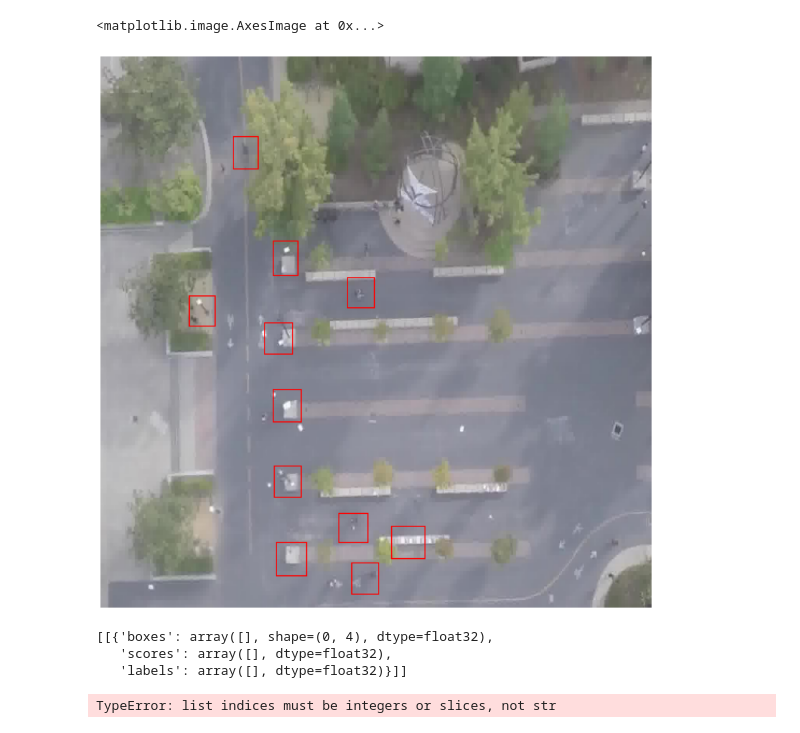
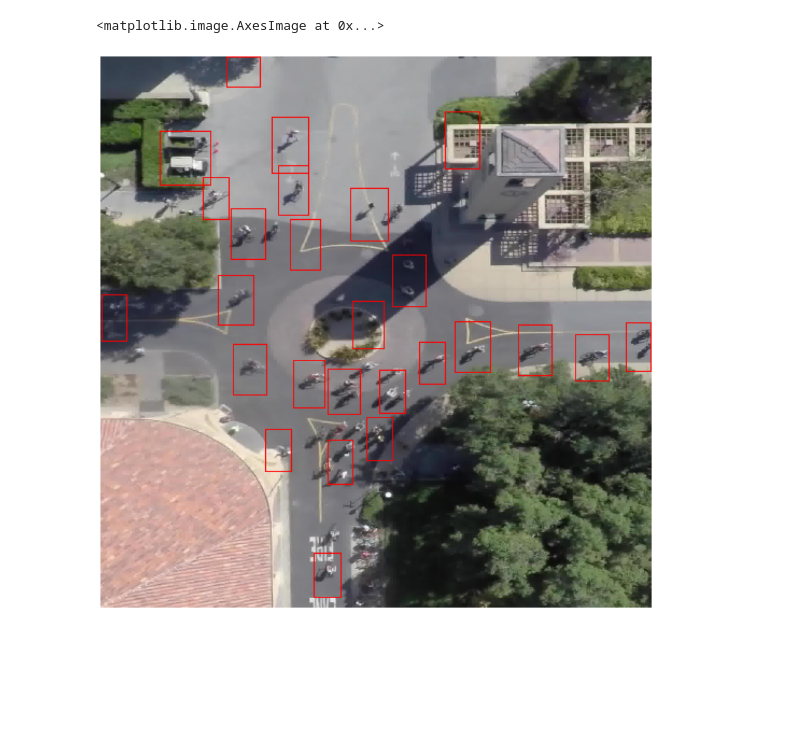
Before and after one commit to altimerk/stanford_drone_segmentation, a Jupyter notebook: detection_inference_on_frame.ipynb, the cells around one changed output. Drawn from its saved outputs; the diff is of its cells as text; code cells hidden in the pictures; blank space fills up the shorter version.

```diff
--- a/detection_inference_on_frame.ipynb
+++ b/detection_inference_on_frame.ipynb
@@ -108,12 +66,14 @@ def load_net(checkpoint_path):
     checkpoint = torch.load(checkpoint_path)
     net.load_state_dict(checkpoint['model_state_dict'])
 
+
+
+    net = DetBenchEval(net, config)
+#     net.model.load_state_dict(checkpoint['model_state_dict'])
     del checkpoint
     gc.collect()
-
-    net = DetBenchEval(net, config)
-    net.eval();
+    net.eval()
     return net.cuda()
 
 
-net = load_net('effdet1_loss_1_42_batch12_state_dict.pt')
+net = load_net('effdet1_loss_0.7770166422261132_batch12_5000_state_dict.pt')
@@ -163,17 +80,20 @@ frame = cv2.resize(frame, (512,512))
 # %%
-image = t(frame).unsqueeze(0)
-
-
-predictions,det = make_predictions(image)
-
-
-# frame
-boxes, scores, labels = run_wbf(predictions[0])
+# fname = '/mnt/r4/aliev/stanford_voc/VOC2012/JPEGImages/hyang_video3_400.jpg'
+fname = '/mnt/r4/aliev/stanford_voc/VOC2012/JPEGImages/deathCircle_video3_2078.jpg'
+image = cv2.imread(fname, cv2.IMREAD_COLOR)
+image = cv2.cvtColor(image, cv2.COLOR_BGR2RGB).astype(np.float32)
+frame_size = max(1024, image.shape[0])
+image = image[:frame_size, :frame_size]
+image = cv2.resize(image, (512, 512))
+image /= 255.0
+t = torch.tensor(image).permute(2,0,1)
+predictions,det = make_predictions(net,t)
+boxes, scores, labels = run_wbf(predictions,0)
 boxes = boxes.astype(np.int32).clip(min=0, max=511)
 for box,label in zip(boxes,labels):
-    cv2.rectangle(frame, (box[0], box[1]), (box[2], box[3]), label_colors[label], 1)
+    cv2.rectangle(image, (box[0], box[1]), (box[2], box[3]), label_colors[label], 1)
 
 fig, ax = plt.subplots(1, 1, figsize=(20, 16))
 ax.set_axis_off()
-ax.imshow(frame)
+ax.imshow(image)
 # %% [output]
@@ -181,13 +101,3 @@ shape of input:  torch.Size([1, 3, 512, 512])
 <matplotlib.image.AxesImage at 0x...>
-[figure, old version]
+[figure, new version]
-# %%
-predictions
-# %% [output]
-[[{'boxes': array([], shape=(0, 4), dtype=float32),
-   'scores': array([], dtype=float32),
-   'labels': array([], dtype=float32)}]]
-# %%
-[(prediction['boxes'])  for prediction in predictions]
-# %% [output]
-TypeError: list indices must be integers or slices, not str
 # %%
```
Also changed, not shown: parts of 10 cells of this notebook, 3 other files.
